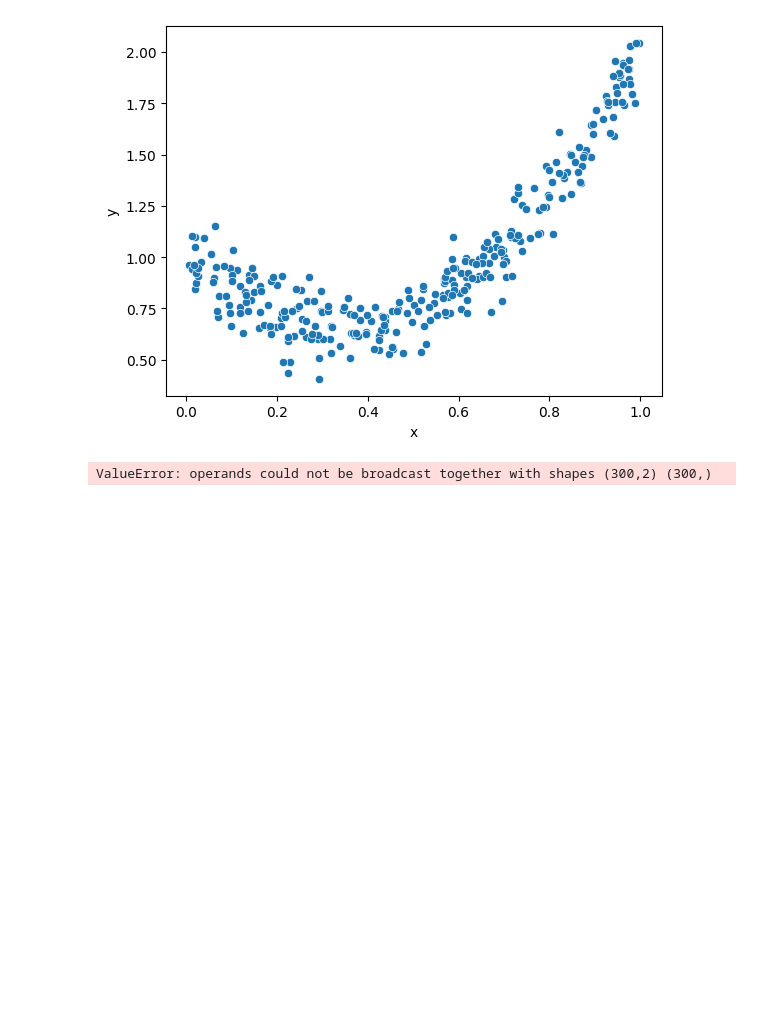
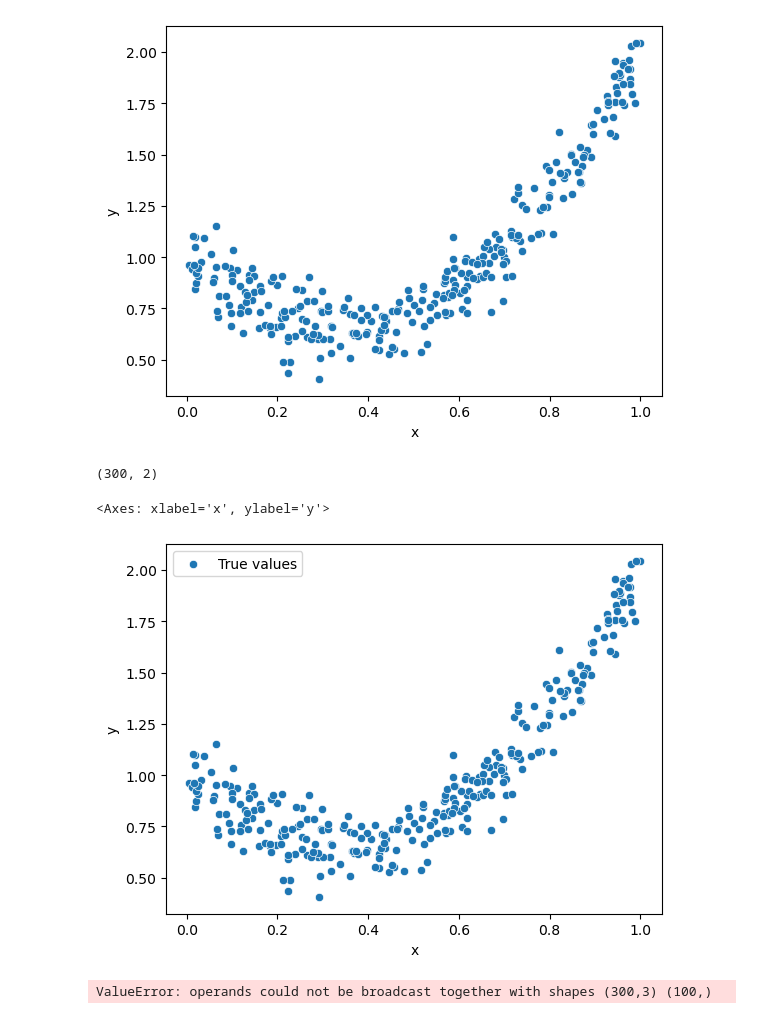
Before and after one commit to Chiara2804/ML_2024-25, a Jupyter notebook: Esercizi/lab2_linear_regression.ipynb, the cells around one changed output. Cells and saved outputs as stored; diff of their text form; code cells hidden in the pictures; blank space fills up the shorter version.

```diff
--- a/Esercizi/lab2_linear_regression.ipynb
+++ b/Esercizi/lab2_linear_regression.ipynb
@@ -116,12 +125,33 @@ sns.scatterplot(data=df, x="x", y="y")
 <Axes: xlabel='x', ylabel='y'>
 [figure]
 # %%
-# provo un modello lineare
-beta = compute_beta_lin_reg(x.reshape(-1, 1), y) # x da matrice monodimensionale diventa una matrice colonna
+# First, create an array which is the square of the input variable.
+x_2 = x ** 2
 
-model = beta[1] * x + beta [0] # (è una retta)
+# And then stack the two arrays together, to create the X matrix, where each row is [x^2, x]
+X = np.vstack((x_2, x)).T
 
-sns.scatterplot(data=df, x="x", y="y")
-plt.plot(x, model, "r")
+# Then we can use our usual function to compute the linear regression coefficients
+beta = compute_beta_lin_reg(X, y)
+print(X.shape)
+
+# And compute the predictions as the X matrix multiplied by the coefficients plus the intercept
+y_pred = X.T @ beta[1:] + beta[0]
+
+sns.scatterplot(data=df, x="x", y="y", label="True values")
 # %% [output]
-ValueError: operands could not be broadcast together with shapes (300,2) (300,)
+(300, 2)
+<Axes: xlabel='x', ylabel='y'>
+[figure, added]
+# %%
+x_min, x_max = np.min(x), np.max(x)
+x_grid = np.linspace(x_min, x_max,  0)
+
+# Compute the y values using the model
+y_model = beta[0] + beta[1] * x_grid ** 2 + beta[2] * x_grid
+
+# And plot the model
+plt.plot(x_grid, y_model, "r", label="Model")
+plt.legend()
+# %% [output]
+ValueError: operands could not be broadcast together with shapes (300,3) (100,)
```
Also changed, not shown: parts of 3 cells of this notebook.
